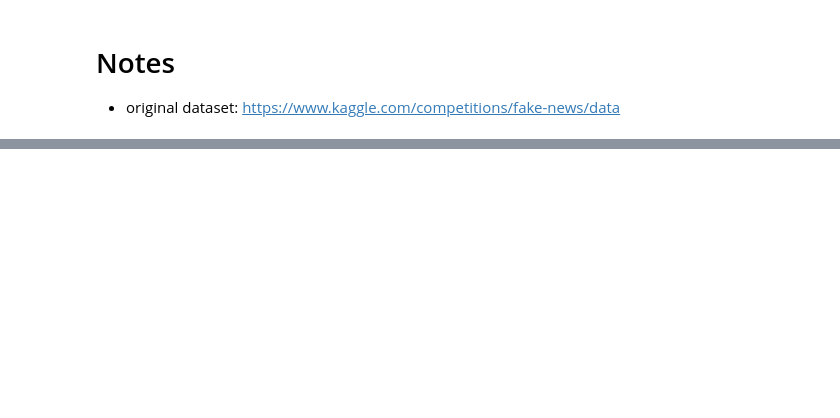
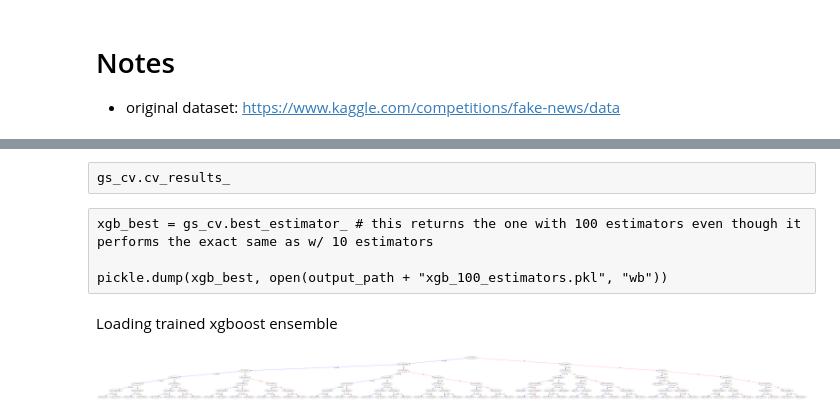
Before and after one commit to castillo-marc/fake_news, a Jupyter notebook: Fake News Notebook.ipynb, the cells around one changed output, grey strips where cells are left out. Cells and saved outputs as stored; diff of their text form; code cells hidden in the pictures; blank space fills up the shorter version.

Commit message:
updated with xgboost

```diff
--- a/Fake News Notebook.ipynb
+++ b/Fake News Notebook.ipynb
@@ -9,5 +12,6 @@ import seaborn as sns
 # %%
 input_path = "./data/"
+output_path = "./models/"
 
 submit = pd.read_csv(input_path + "submit.csv") # sample labels; I think it's just to show format of output for test predictions
 test = pd.read_csv(input_path + "test.csv")
@@ -75,0 +101,7 @@ Name: label, dtype: float64
+# %%
+tfidf = pickle.load(open(output_path + "tfidf_vectorizer.pkl", "rb"))
+
+tfidf_sparse = tfidf.transform(train_clean["text"])
+# %%
+truncsvd_5000 = pickle.load(open(output_path + "truncsvd_5000.pkl", "rb"))
+dim_reduced = truncsvd_5000.transform(tfidf_sparse)
@@ -75,0 +173,22 @@ Name: label, dtype: float64
+# %% [raw]
+gs_cv.cv_results_
+# %% [raw]
+xgb_best = gs_cv.best_estimator_ # this returns the one with 100 estimators even though it performs the exact same as w/ 10 estimators
+
+pickle.dump(xgb_best, open(output_path + "xgb_100_estimators.pkl", "wb"))
+# %% [markdown]
+Loading trained xgboost ensemble
+# %%
+xgb_best = pickle.load(open(output_path + "xgb_100_estimators.pkl", "rb"))
+# %%
+# a bit too small to see, but this is what the first tree looks like; also, here the features are the principle components
+from matplotlib.pylab import rcParams
+
+##set up the parameters
+rcParams['figure.figsize'] = 80,50
+from xgboost import plot_tree
+
+plot_tree(xgb_best)
+plt.show()
+# %% [output]
+[figure, added]
```
Also changed, not shown: parts of 36 cells of this notebook, 2 other files.
